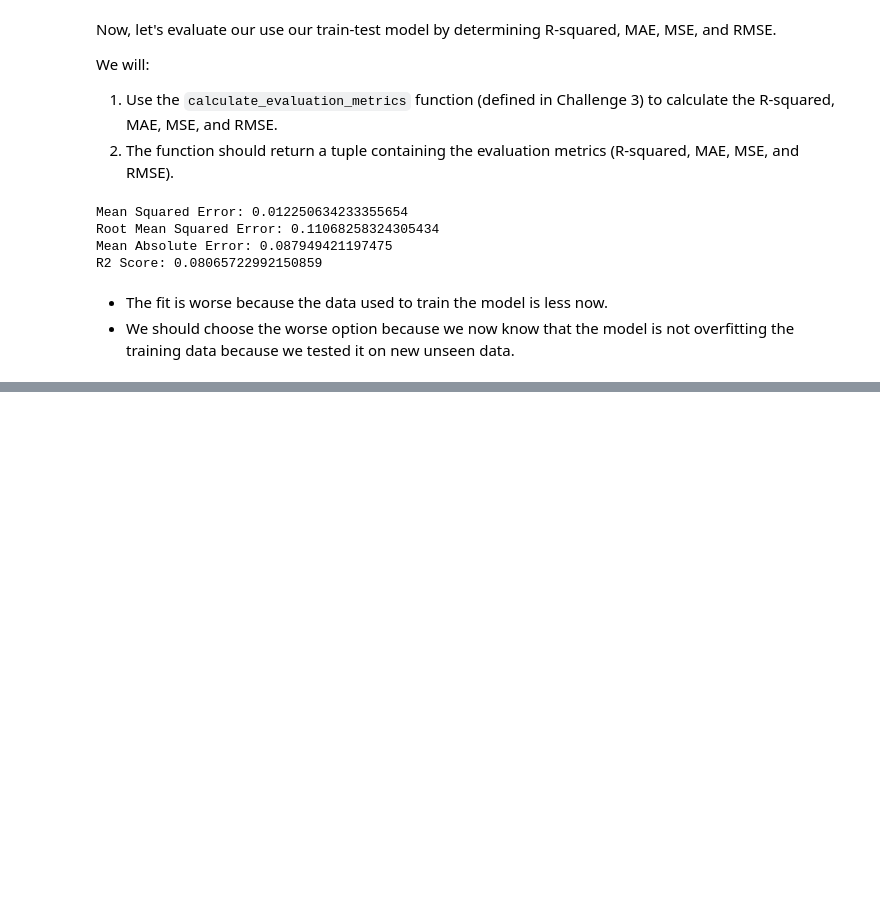
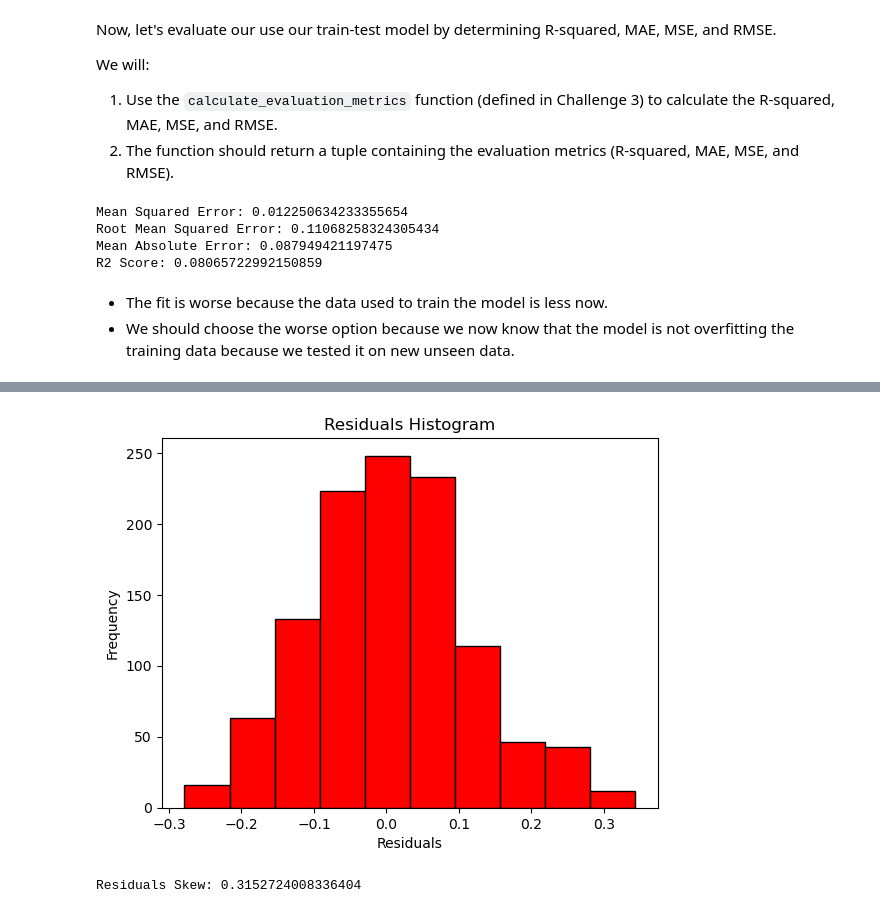
Before and after one commit to EbrahemHassan132/linear-regression-crop-yield-analysis, a Jupyter notebook: Project_notebook.ipynb, the cells around one changed output, grey strips where cells are left out. Cells and saved outputs as stored; diff of their text form; code cells hidden in the pictures; blank space fills up the shorter version.

Commit message:
Analyze the model performance
- Calculated residual mean and standard deviation
- Evaluated model performance and metrics
- Visualized results to validate approach and identify improvements

```diff
--- a/Project_notebook.ipynb
+++ b/Project_notebook.ipynb
@@ -424,9 +424,9 @@ def train_split_linear_regression_model(X_train, X_test, y_train, y_test):
 
     return lm, y_pred, y_test
 # %%
-model, predictions, y_values_test = train_split_linear_regression_model(X_train, X_test, y_train, y_test)
+model, predictions_test, y_values_test = train_split_linear_regression_model(X_train, X_test, y_train, y_test)
 print(f"Model: {model}")
-print(f"Predictions: {predictions}")
+print(f"Predictions: {predictions_test}")
 print(f"Actual Y-Values: {y_values}")
 # %% [output]
 Model: LinearRegression()
@@ -465,0 +468,14 @@ R2 Score: 0.08065722992150859
+# %%
+residuals = y_test - predictions_test # calculating the residuals
+plt.hist(residuals, bins=10, color='red', edgecolor='black')
+plt.xlabel('Residuals')
+plt.ylabel('Frequency')
+plt.title('Residuals Histogram')
+plt.show()
+# %% [output]
+[figure, added]
+# %%
+residuals_skew = residuals.skew()
+print("Residuals Skew:", residuals_skew)
+# %% [output]
+Residuals Skew: 0.3152724008336404
```
Also changed, not shown: parts of 7 cells of this notebook.
